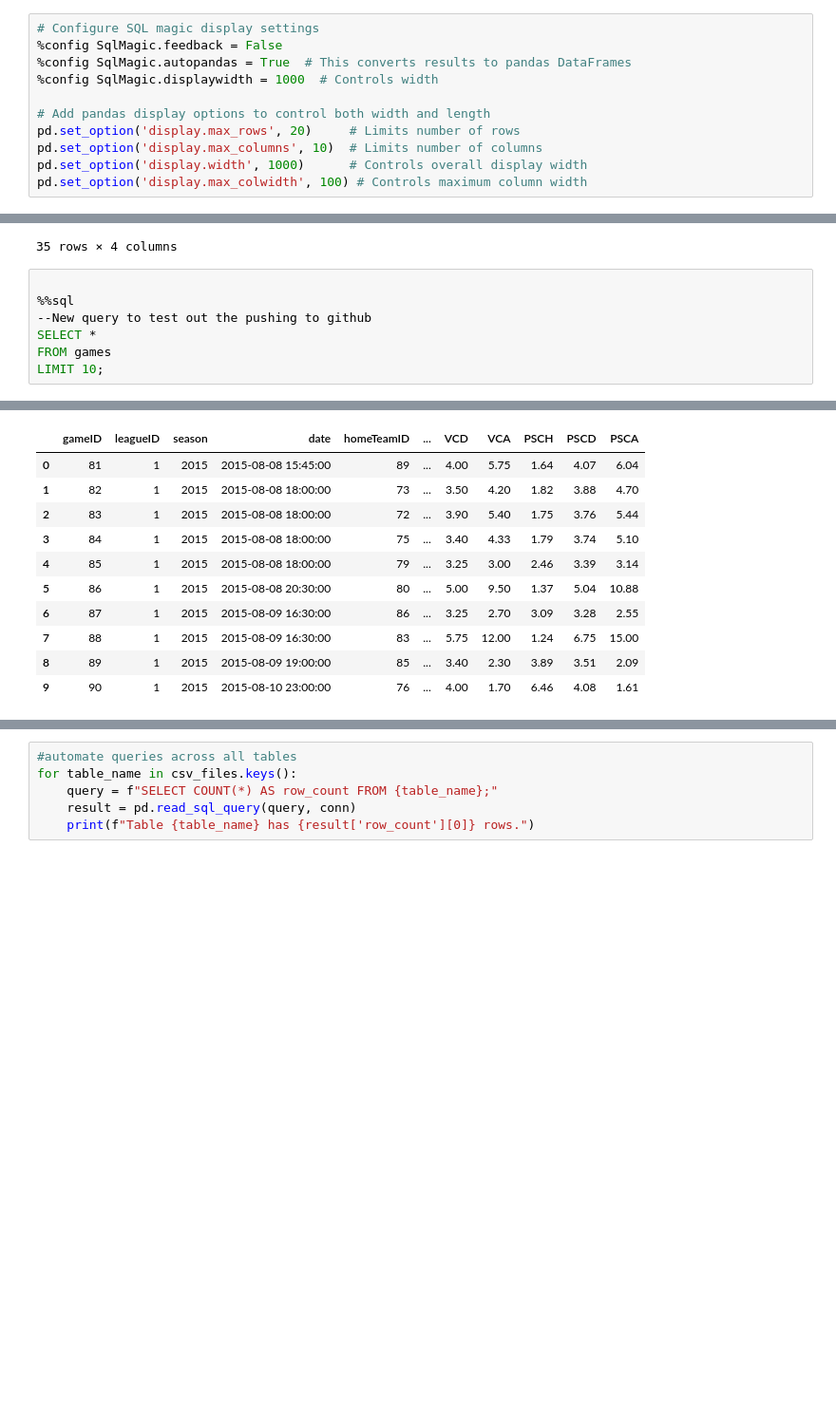
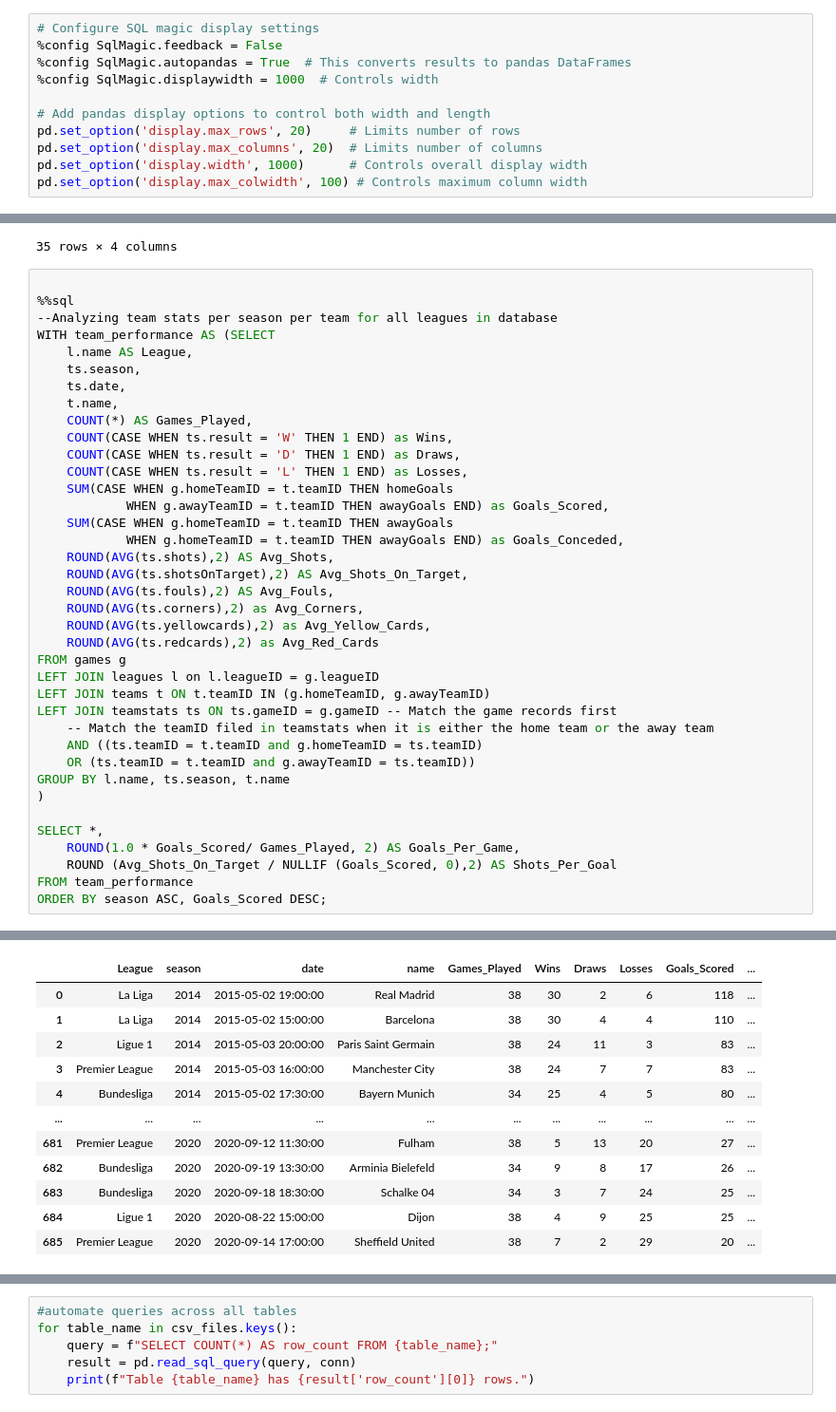
Before and after one commit to Zaki978/European-Soccer-SQL-Data-Project, a Jupyter notebook: EU Football SQL Project.ipynb, the cells around one changed output, grey strips where cells are left out. Shown at 95% size. Cells and saved outputs as stored; diff of their text form; blank space fills up the shorter version.

Commit message:
Added team stats query

```diff
--- a/EU Football SQL Project.ipynb
+++ b/EU Football SQL Project.ipynb
@@ -121,7 +121,7 @@ Tables in the database:
 
 # Add pandas display options to control both width and length
 pd.set_option('display.max_rows', 20)     # Limits number of rows
-pd.set_option('display.max_columns', 10)  # Limits number of columns
+pd.set_option('display.max_columns', 20)  # Limits number of columns
 pd.set_option('display.width', 1000)      # Controls overall display width
 pd.set_option('display.max_colwidth', 100) # Controls maximum column width
 # %%
@@ -835,20 +831,52 @@ display(stats)
 # %%
 
 %%sql
---New query to test out the pushing to github
-SELECT *
-FROM games
-LIMIT 10;
+--Analyzing team stats per season per team for all leagues in database
+WITH team_performance AS (SELECT
+    l.name AS League,
+    ts.season,
+    ts.date,
+    t.name,
+    COUNT(*) AS Games_Played,
+    COUNT(CASE WHEN ts.result = 'W' THEN 1 END) as Wins,
+    COUNT(CASE WHEN ts.result = 'D' THEN 1 END) as Draws,
+    COUNT(CASE WHEN ts.result = 'L' THEN 1 END) as Losses,
+    SUM(CASE WHEN g.homeTeamID = t.teamID THEN homeGoals
+            WHEN g.awayTeamID = t.teamID THEN awayGoals END) as Goals_Scored,
+    SUM(CASE WHEN g.homeTeamID = t.teamID THEN awayGoals
+            WHEN g.homeTeamID = t.teamID THEN awayGoals END) as Goals_Conceded,
+    ROUND(AVG(ts.shots),2) AS Avg_Shots,
+    ROUND(AVG(ts.shotsOnTarget),2) AS Avg_Shots_On_Target,
+    ROUND(AVG(ts.fouls),2) AS Avg_Fouls,
+    ROUND(AVG(ts.corners),2) as Avg_Corners,
+    ROUND(AVG(ts.yellowcards),2) as Avg_Yellow_Cards,
+    ROUND(AVG(ts.redcards),2) as Avg_Red_Cards
+FROM games g
+LEFT JOIN leagues l on l.leagueID = g.leagueID
+LEFT JOIN teams t ON t.teamID IN (g.homeTeamID, g.awayTeamID)
+LEFT JOIN teamstats ts ON ts.gameID = g.gameID -- Match the game records first
+    -- Match the teamID filed in teamstats when it is either the home team or the away team
+    AND ((ts.teamID = t.teamID and g.homeTeamID = ts.teamID)
+    OR (ts.teamID = t.teamID and g.awayTeamID = ts.teamID))
+GROUP BY l.name, ts.season, t.name
+)
+
+SELECT *,
+    ROUND(1.0 * Goals_Scored/ Games_Played, 2) AS Goals_Per_Game,
+    ROUND (Avg_Shots_On_Target / NULLIF (Goals_Scored, 0),2) AS Shots_Per_Goal
+FROM team_performance
+ORDER BY season ASC, Goals_Scored DESC;
 # %% [output]
  * sqlite:///football_database.db
-|  | gameID | leagueID | season | date | homeTeamID | ... | VCD | VCA | PSCH | PSCD | PSCA |
-| 0 | 81 | 1 | 2015 | 2015-08-08 15:45:00 | 89 | ... | 4.00 | 5.75 | 1.64 | 4.07 | 6.04 |
-| 1 | 82 | 1 | 2015 | 2015-08-08 18:00:00 | 73 | ... | 3.50 | 4.20 | 1.82 | 3.88 | 4.70 |
-| 2 | 83 | 1 | 2015 | 2015-08-08 18:00:00 | 72 | ... | 3.90 | 5.40 | 1.75 | 3.76 | 5.44 |
-| 3 | 84 | 1 | 2015 | 2015-08-08 18:00:00 | 75 | ... | 3.40 | 4.33 | 1.79 | 3.74 | 5.10 |
-| 4 | 85 | 1 | 2015 | 2015-08-08 18:00:00 | 79 | ... | 3.25 | 3.00 | 2.46 | 3.39 | 3.14 |
-| 5 | 86 | 1 | 2015 | 2015-08-08 20:30:00 | 80 | ... | 5.00 | 9.50 | 1.37 | 5.04 | 10.88 |
-| 6 | 87 | 1 | 2015 | 2015-08-09 16:30:00 | 86 | ... | 3.25 | 2.70 | 3.09 | 3.28 | 2.55 |
-| 7 | 88 | 1 | 2015 | 2015-08-09 16:30:00 | 83 | ... | 5.75 | 12.00 | 1.24 | 6.75 | 15.00 |
-| 8 | 89 | 1 | 2015 | 2015-08-09 19:00:00 | 85 | ... | 3.40 | 2.30 | 3.89 | 3.51 | 2.09 |
-| 9 | 90 | 1 | 2015 | 2015-08-10 23:00:00 | 76 | ... | 4.00 | 1.70 | 6.46 | 4.08 | 1.61 |
+|  | League | season | date | name | Games_Played | Wins | Draws | Losses | Goals_Scored | ... |
+| 0 | La Liga | 2014 | 2015-05-02 19:00:00 | Real Madrid | 38 | 30 | 2 | 6 | 118 | ... |
+| 1 | La Liga | 2014 | 2015-05-02 15:00:00 | Barcelona | 38 | 30 | 4 | 4 | 110 | ... |
+| 2 | Ligue 1 | 2014 | 2015-05-03 20:00:00 | Paris Saint Germain | 38 | 24 | 11 | 3 | 83 | ... |
+| 3 | Premier League | 2014 | 2015-05-03 16:00:00 | Manchester City | 38 | 24 | 7 | 7 | 83 | ... |
+| 4 | Bundesliga | 2014 | 2015-05-02 17:30:00 | Bayern Munich | 34 | 25 | 4 | 5 | 80 | ... |
+| ... | ... | ... | ... | ... | ... | ... | ... | ... | ... | ... |
+| 681 | Premier League | 2020 | 2020-09-12 11:30:00 | Fulham | 38 | 5 | 13 | 20 | 27 | ... |
+| 682 | Bundesliga | 2020 | 2020-09-19 13:30:00 | Arminia Bielefeld | 34 | 9 | 8 | 17 | 26 | ... |
+| 683 | Bundesliga | 2020 | 2020-09-18 18:30:00 | Schalke 04 | 34 | 3 | 7 | 24 | 25 | ... |
+| 684 | Ligue 1 | 2020 | 2020-08-22 15:00:00 | Dijon | 38 | 4 | 9 | 25 | 25 | ... |
+| 685 | Premier League | 2020 | 2020-09-14 17:00:00 | Sheffield United | 38 | 7 | 2 | 29 | 20 | ... |
```
Also changed, not shown: parts of 3 cells of this notebook.
